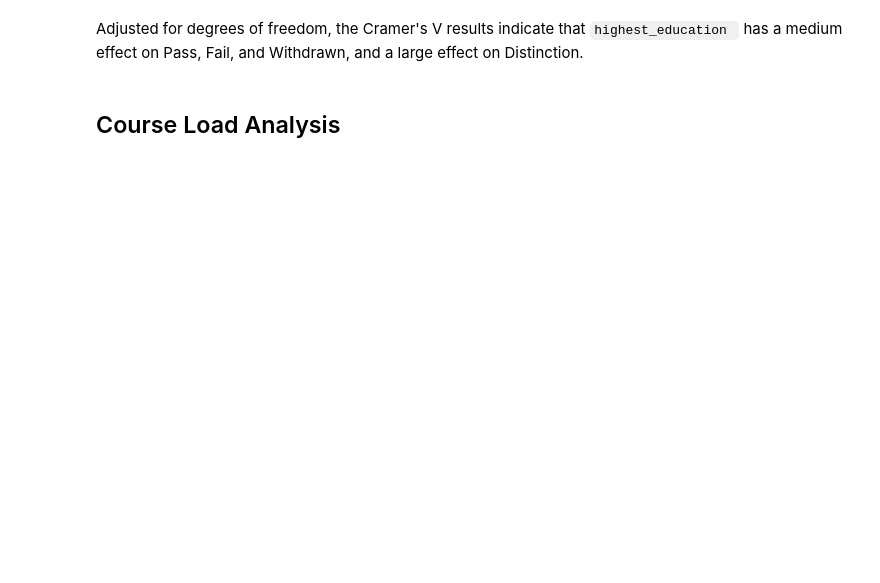
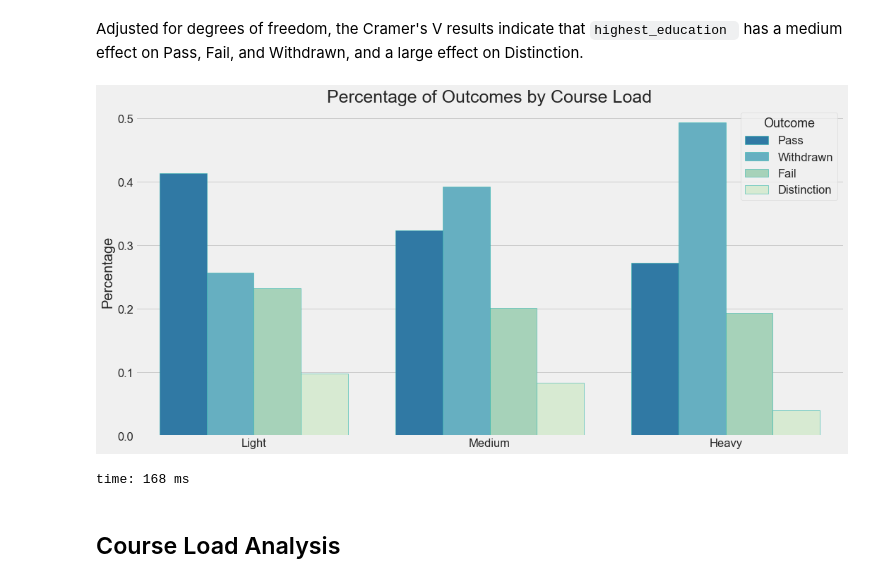
Before and after one commit to jeffreyhwatson/online_outcomes, a Jupyter notebook: notebooks/exploratory/recomendations.ipynb, the cells around one changed output. Drawn from its saved outputs; the diff is of its cells as text; code cells hidden in the pictures; blank space fills up the shorter version.

```diff
--- a/notebooks/exploratory/recomendations.ipynb
+++ b/notebooks/exploratory/recomendations.ipynb
@@ -629,5 +614,10 @@ time: 7.3 ms
 # %% [markdown]
 Adjusted for degrees of freedom, the Cramer's V results indicate that `highest_education ` has a medium effect on Pass, Fail, and Withdrawn, and a large effect on Distinction.
+# %%
+v.outcome_cl(student_info)
+# %% [output]
+[figure, added]
+time: 168 ms
 # %% [markdown]
 ## Course Load Analysis
 # %%
```
Also changed, not shown: parts of 69 cells of this notebook, 14 other files.
